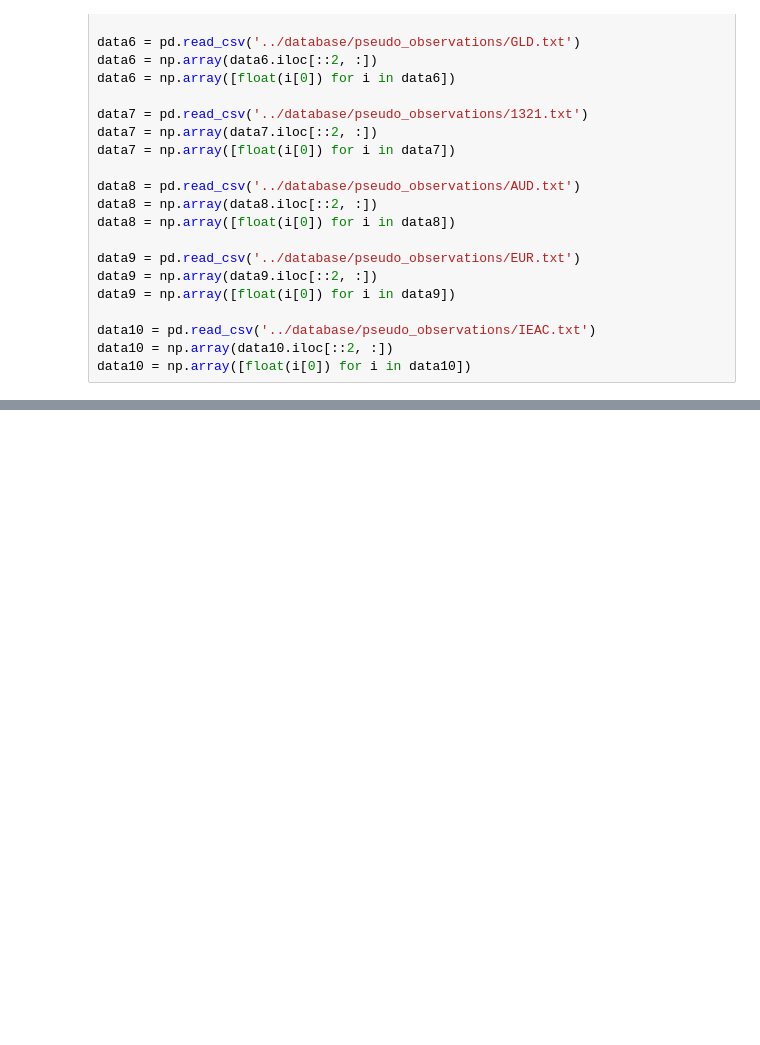
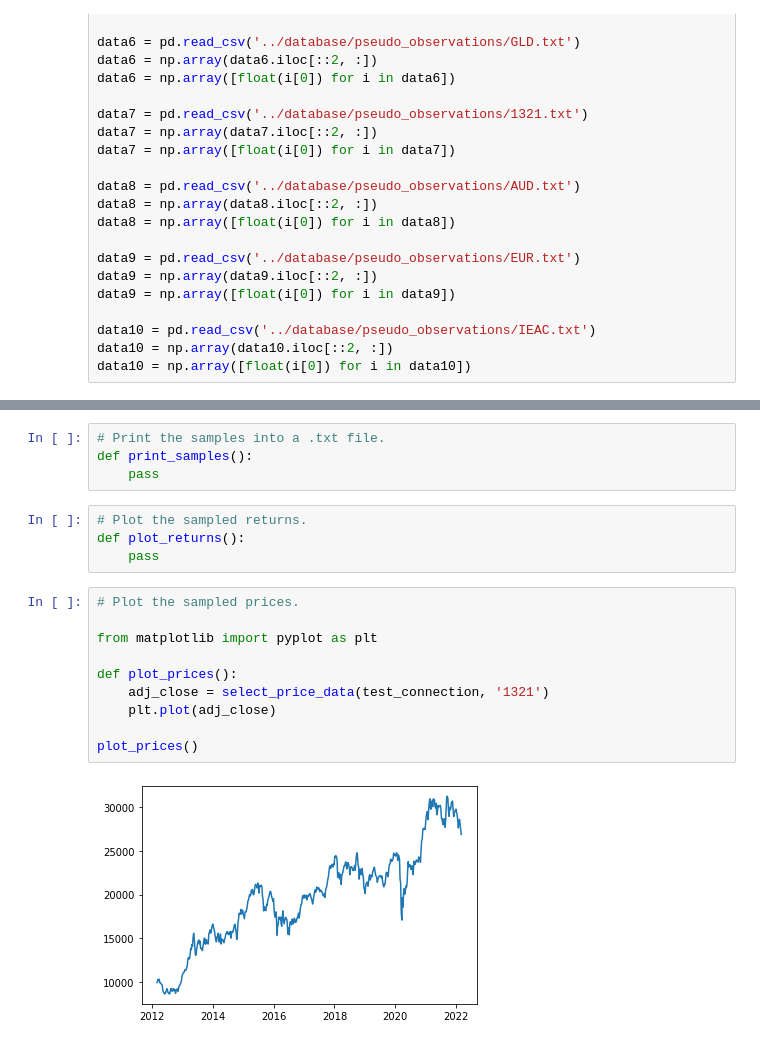
Before and after one commit to Sinbad-The-Sailor/Abacus, a Jupyter notebook: examples/testing_vine_copula.ipynb, the cells around one changed output, grey strips where cells are left out. Cells and saved outputs as stored; diff of their text form; blank space fills up the shorter version.

```diff
--- a/examples/testing_vine_copula.ipynb
+++ b/examples/testing_vine_copula.ipynb
@@ -148,0 +189,20 @@ spm.ppf(0.5, 0, 1, 10, 0.15, 4)
+# %%
+# Print the samples into a .txt file.
+def print_samples():
+    pass
+# %%
+# Plot the sampled returns.
+def plot_returns():
+    pass
+# %%
+# Plot the sampled prices.
+
+from matplotlib import pyplot as plt
+
+def plot_prices():
+    adj_close = select_price_data(test_connection, '1321')
+    plt.plot(adj_close)
+
+plot_prices()
+# %% [output]
+[figure, added]
```
Also changed, not shown: parts of 13 cells of this notebook, 3 other files.
